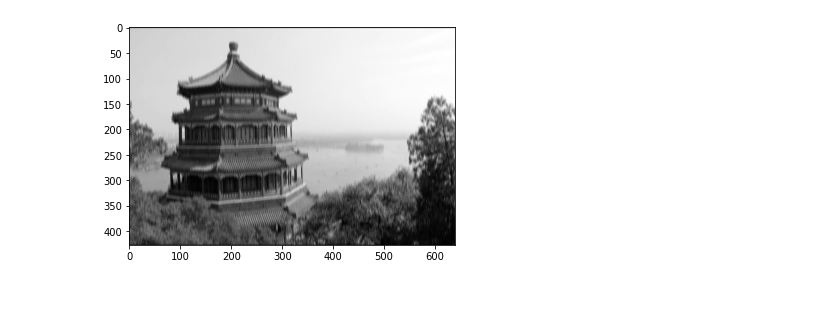
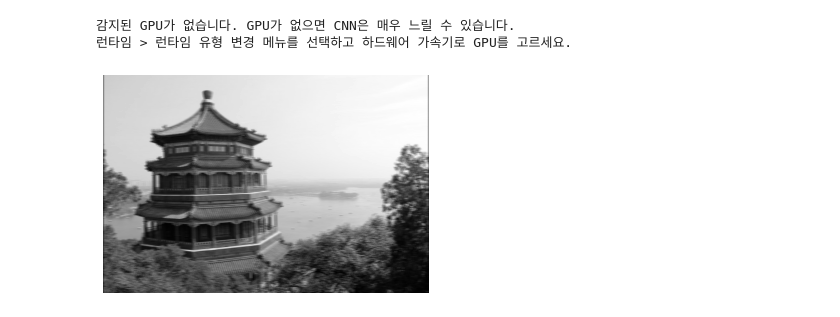
Before and after one commit to parky-j/--DeepLearning--Hands-On_Machine_Learning, a Jupyter notebook: ch14(합성곱 신경망을 사용한 컴퓨터 비전)/1_텐서플로_필터_구현.ipynb, the cells around one changed output. Cells and saved outputs as stored; diff of their text form; code cells hidden in the pictures.

```diff
--- a/ch14(합성곱 신경망을 사용한 컴퓨터 비전)/1_텐서플로_필터_구현.ipynb
+++ b/ch14(합성곱 신경망을 사용한 컴퓨터 비전)/1_텐서플로_필터_구현.ipynb
@@ -23,5 +1,53 @@ plt.show()
-# %%
-plt.imshow(outputs[0,:,:,0], cmap="gray")
-plt.show()
-# %% [output]
-[figure, removed]
+# %%
+# 파이썬 ≥3.5 필수
+import sys
+assert sys.version_info >= (3, 5)
+
+# 사이킷런 ≥0.20 필수
+import sklearn
+assert sklearn.__version__ >= "0.20"
+
+# 코랩에서 실행되는 노트북인가요?
+IS_COLAB = "google.colab" in sys.modules
+
+# 텐서플로 ≥2.0 필수
+import tensorflow as tf
+from tensorflow import keras
+assert tf.__version__ >= "2.0"
+
+if not tf.config.list_physical_devices('GPU'):
+    print("감지된 GPU가 없습니다. GPU가 없으면 CNN은 매우 느릴 수 있습니다.")
+    if IS_COLAB:
+        print("런타임 > 런타임 유형 변경 메뉴를 선택하고 하드웨어 가속기로 GPU를 고르세요.")
+
+# 공통 모듈 임포트
+import numpy as np
+import os
+
+# 노트북 실행 결과를 동일하게 유지하기 위해
+np.random.seed(42)
+tf.random.set_seed(42)
+
+# 깔끔한 그래프 출력을 위해
+%matplotlib inline
+import matplotlib as mpl
+import matplotlib.pyplot as plt
+mpl.rc('axes', labelsize=14)
+mpl.rc('xtick', labelsize=12)
+mpl.rc('ytick', labelsize=12)
+
+# 그림을 저장할 위치
+PROJECT_ROOT_DIR = "."
+CHAPTER_ID = "cnn"
+IMAGES_PATH = os.path.join(PROJECT_ROOT_DIR, "images", CHAPTER_ID)
+os.makedirs(IMAGES_PATH, exist_ok=True)
+
+def save_fig(fig_id, tight_layout=True, fig_extension="png", resolution=300):
+    path = os.path.join(IMAGES_PATH, fig_id + "." + fig_extension)
+    print("그림 저장", fig_id)
+    if tight_layout:
+        plt.tight_layout()
+    plt.savefig(path, format=fig_extension, dpi=resolution)
+# %% [output]
+감지된 GPU가 없습니다. GPU가 없으면 CNN은 매우 느릴 수 있습니다.
+런타임 > 런타임 유형 변경 메뉴를 선택하고 하드웨어 가속기로 GPU를 고르세요.
@@ -27,0 +62,20 @@ plt.show()
+# %%
+import numpy as np
+from sklearn.datasets import load_sample_image
+
+china = load_sample_image("china.jpg") / 255
+flower = load_sample_image("flower.jpg") / 255
+images = np.array([china, flower])
+batch_size, height, width, channels = images.shape
+
+filters = np.zeros(shape=(7, 7, channels, 2), dtype=np.float32)
+filters[:, 3, :, 0] = 1
+filters[3, :, :, 1] = 1
+
+outputs = tf.nn.conv2d(images, filters, strides=1, padding="SAME")
+
+plt.imshow(outputs[0, :, :, 1], cmap="gray")
+plt.axis("off")
+plt.show()
+# %% [output]
+[figure, added]
```
Also changed, not shown: parts of 21 cells of this notebook, 2 other files.
